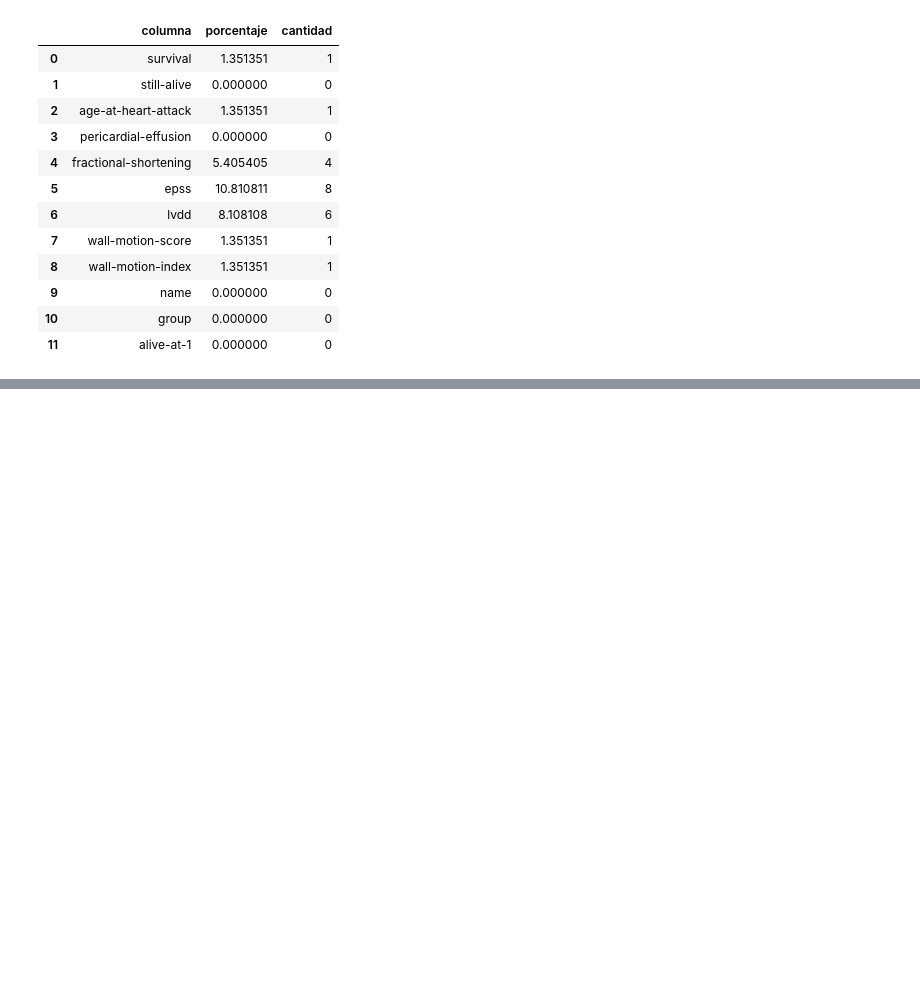
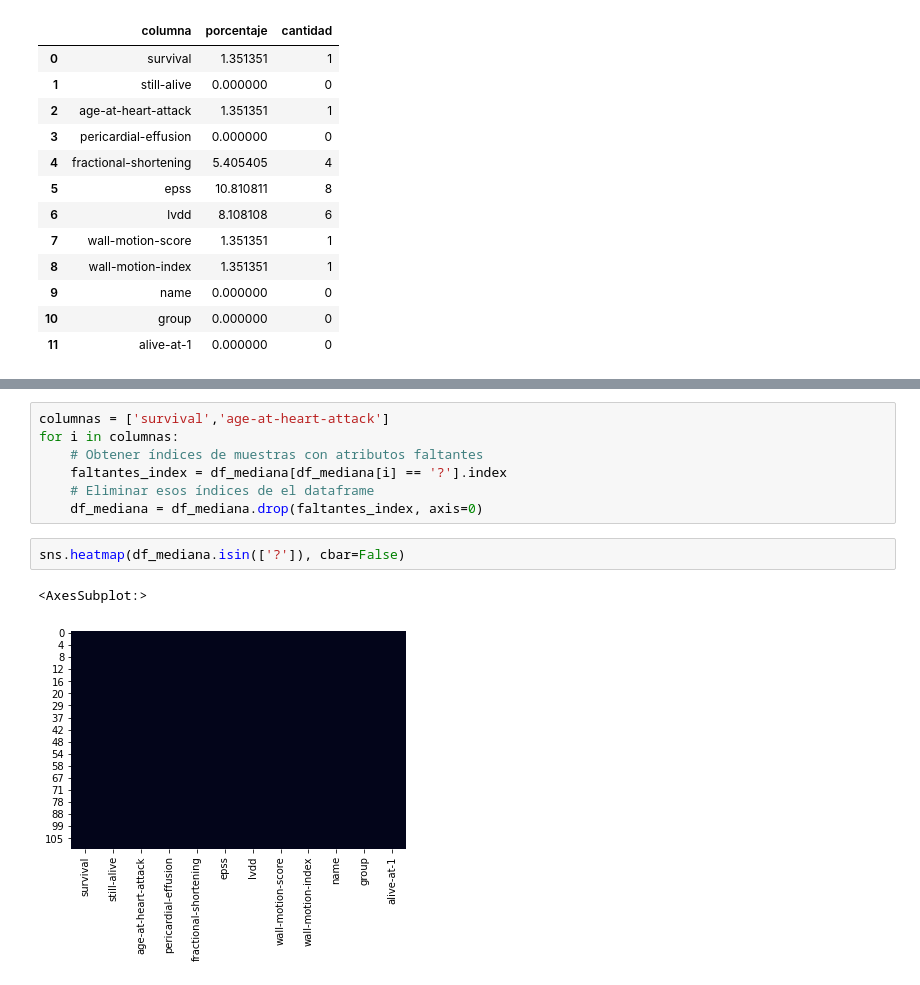
Before and after one commit to ArianMisino/BaseDeDatos2UM, a Jupyter notebook: 2 - TP2.ipynb, the cells around one changed output, grey strips where cells are left out. Drawn from its saved outputs; the diff is of its cells as text; blank space fills up the shorter version.

```diff
--- a/2 - TP2.ipynb
+++ b/2 - TP2.ipynb
@@ -324,0 +331,12 @@ KeyError: 'fractional-shortening'
+# %%
+columnas = ['survival','age-at-heart-attack']
+for i in columnas:
+    # Obtener índices de muestras con atributos faltantes
+    faltantes_index = df_mediana[df_mediana[i] == '?'].index
+    # Eliminar esos índices de el dataframe
+    df_mediana = df_mediana.drop(faltantes_index, axis=0)
+# %%
+sns.heatmap(df_mediana.isin(['?']), cbar=False)
+# %% [output]
+<AxesSubplot:>
+[figure, added]
```
Also changed, not shown: parts of 7 cells of this notebook.
